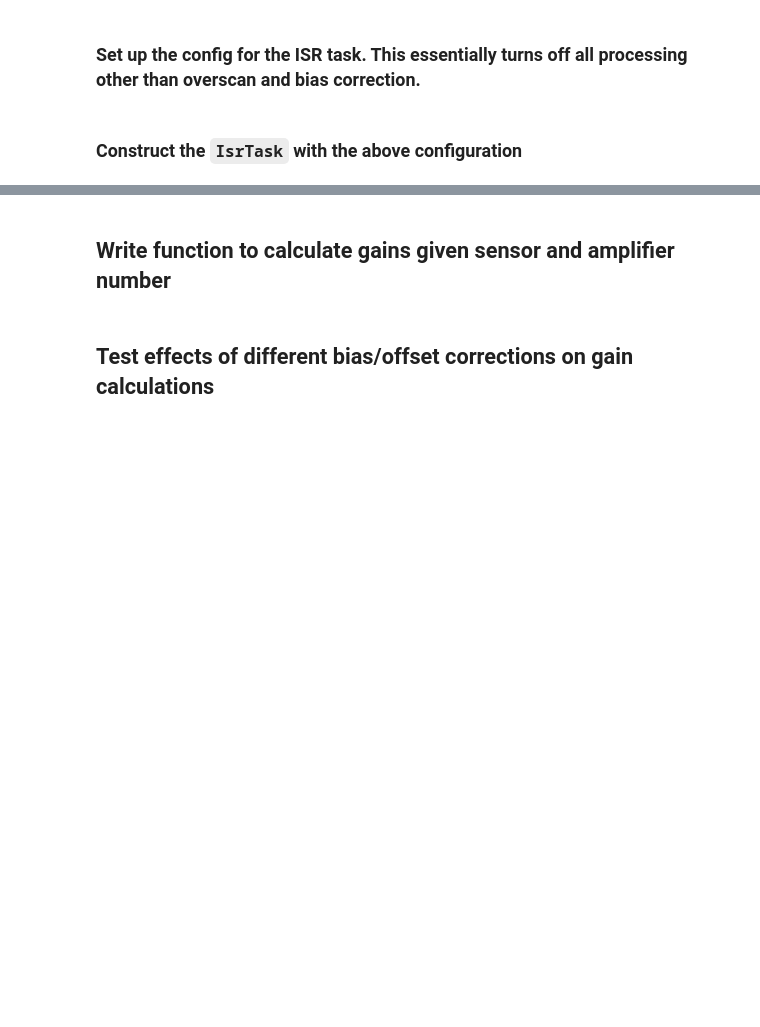
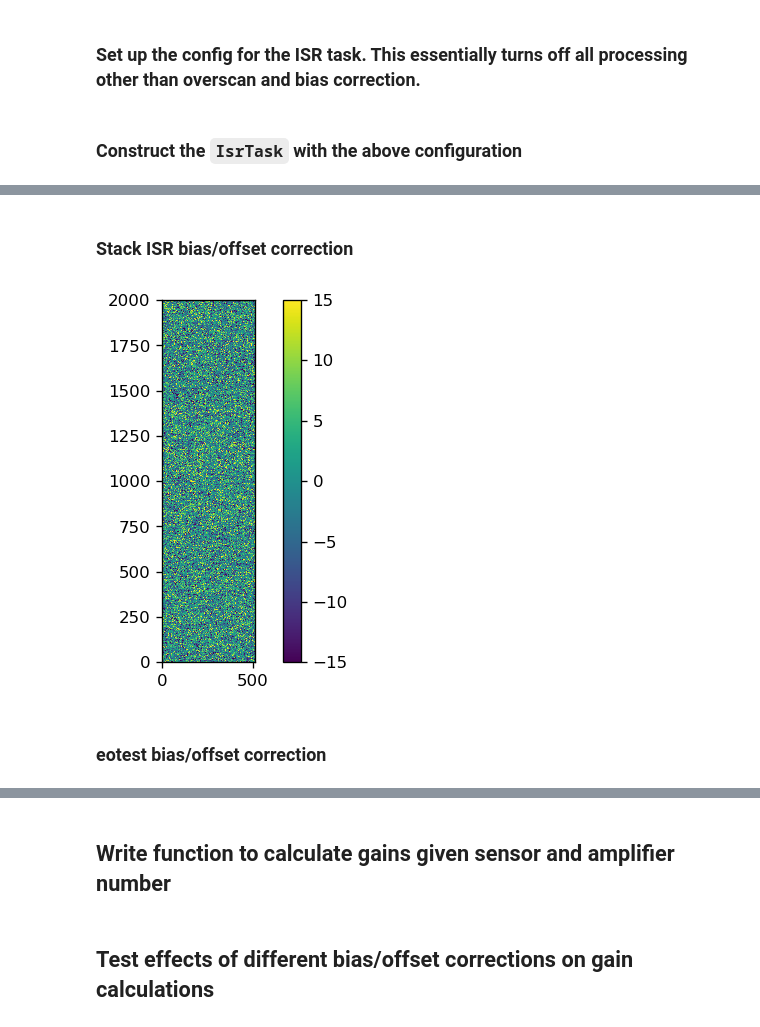
Before and after one commit to lsst/bootcamp-work, a Jupyter notebook: nb/PTC_bootcamp_work.ipynb, the cells around one changed output, grey strips where cells are left out. Cells and saved outputs as stored; diff of their text form; code cells hidden in the pictures; blank space fills up the shorter version.

Commit message:
Redo of eotest bias correction

```diff
--- a/nb/PTC_bootcamp_work.ipynb
+++ b/nb/PTC_bootcamp_work.ipynb
@@ -58,0 +48,15 @@ afw_display = afwDisplay.getDisplay(frame=1,
+# %%
+BOOTCAMP_REPO_DIR= '/project/bootcamp/repo_RTM-007/'
+butler = Butler(BOOTCAMP_REPO_DIR)
+
+## Query BIAS images from FLAT acquisition
+visits = butler.queryMetadata('raw', ['visit'], dataId={'imageType': 'BIAS', 'testType': 'FLAT'})
+
+## Specifiy a visit/sensor/amplifier
+visit = visits[0]
+sensor = 2
+amp = 'C16'
+
+dId = {'visit': visit, 'detector': sensor}
+raw1 = butler.get('raw', **dId)
+bias1 = butler.get('bias', **dId)
@@ -58,0 +77,2 @@ afw_display = afwDisplay.getDisplay(frame=1,
+# %% [markdown]
+### Stack ISR bias/offset correction
@@ -58,0 +88,8 @@ afw_display = afwDisplay.getDisplay(frame=1,
+# %%
+plt.imshow(sub_im1.getImage().getArray(), origin='lower', vmin=-15, vmax=15)
+plt.colorbar()
+plt.show()
+# %% [output]
+[figure, added]
+# %% [markdown]
+### eotest bias/offset correction
```
Also changed, not shown: parts of 36 cells of this notebook.
